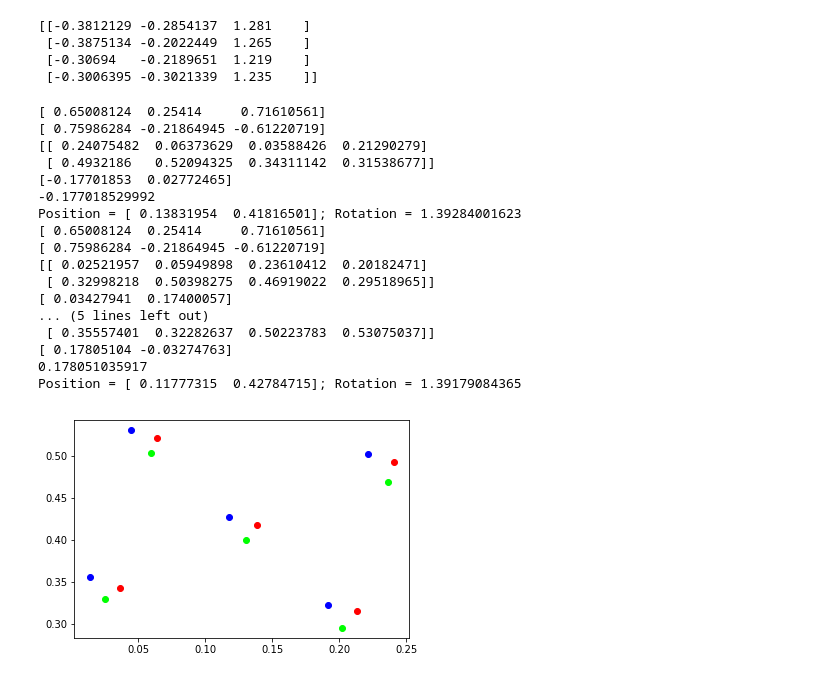
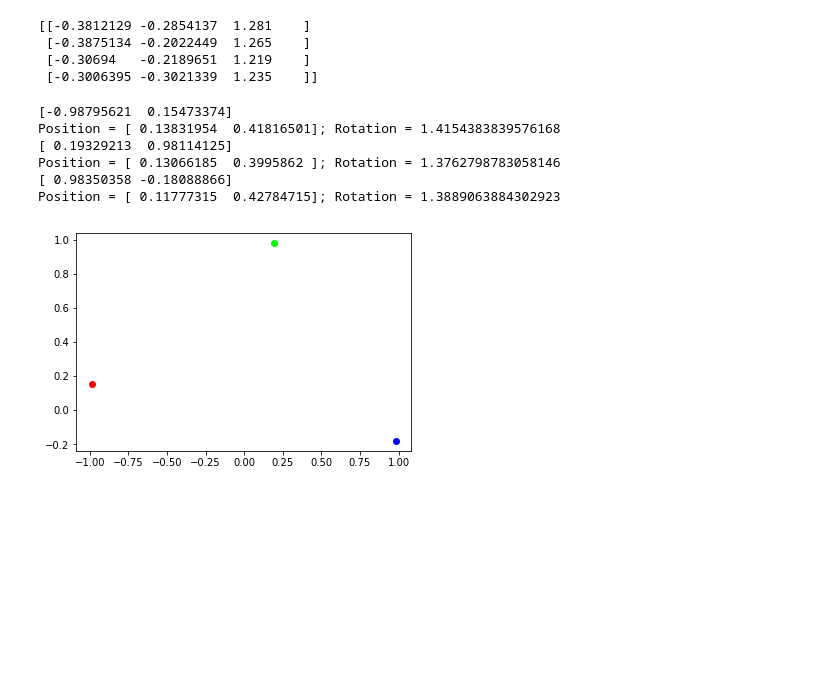
Before and after one commit to tuandnvn/learn-to-perform, a Jupyter notebook: notebooks/demo_projection.ipynb, the cells around one changed output. Saved outputs shown, nothing was run; the diff lists cells and outputs as text; code cells hidden in the pictures; blank space fills up the shorter version.

Commit message:
Fix rotation problem: All angle limited from 0 to pi/2

```diff
--- a/notebooks/demo_projection.ipynb
+++ b/notebooks/demo_projection.ipynb
@@ -738,61 +738,58 @@ def estimate_cube_2d ( rectangle_projected, first_point, second_point, block_siz
     # Normalize into (1,0,0)
     vector_ox = vector_ox / norm(vector_ox)
 
     vector_oy = np.cross(plane[:3], vector_ox)
 
-    print (vector_ox)
-    print (vector_oy)
-
     xs = [np.dot(p - first_point, vector_ox) for p in rectangle_projected]
     ys = [np.dot(p - first_point, vector_oy) for p in rectangle_projected]
 
     # (2x4)
     points = np.array([xs, ys])
     position = np.mean(points, axis = 1)
 
     # Show the projected points and the center
-    print (points)
-    print (points[:,1] - points[:,0])
-    plt.plot(xs + [position[0]],  ys + [position[1]], 'ro', color = colors[index])
+    # plt.plot(xs + [position[0]],  ys + [position[1]], 'ro', color = colors[index])
+
 
     # Rotation here just assume an angle < 90
-    print (np.dot(points[:,1] - points[:,0], np.array([1,0])))
-    rotation = np.arccos( np.abs((np.dot(points[:,1] - points[:,0], np.array([1,0])))))
+    side = points[:,1] - points[:,0]
+    side /= norm(side)
+    print (side)
+
+    plt.plot(side[0],  side[1], 'ro', color = colors[index])
+
+    dot = np.dot(side, [1,0])
+    det = np.linalg.det([[1,0], side])
+    rotation = math.atan2(det, dot)
+
+    if rotation > np.pi / 2:
+        rotation -= np.pi / 2
+    elif rotation < 0:
+        rotation += np.pi / 2
     scale = block_size
     print ('Position = ' + str(position) + '; Rotation = ' + str(rotation))
 
     # An estimation of Cube2D
-    bottom_side_markers = Cube2D(transform = Transform2D(position, rotation, scale))
+    cube2d = Cube2D(transform = Transform2D(position, rotation, scale))
 
-    return bottom_side_markers
+    return cube2d
 
 first_point = np.array([-0.7038906,-0.2368465,1.502])
 second_point = np.array([-0.2400044,-0.0554968,2.013])
 
 for shape in points:
     projected = project_markers( shape, table )
 
     estimate_cube_2d (projected, first_point, second_point)
     index += 1
 # %% [output]
-[ 0.65008124  0.25414     0.71610561]
-[ 0.75986284 -0.21864945 -0.61220719]
-[[ 0.24075482  0.06373629  0.03588426  0.21290279]
- [ 0.4932186   0.52094325  0.34311142  0.31538677]]
-[-0.17701853  0.02772465]
--0.177018529992
-Position = [ 0.13831954  0.41816501]; Rotation = 1.39284001623
-[ 0.65008124  0.25414     0.71610561]
-[ 0.75986284 -0.21864945 -0.61220719]
-[[ 0.02521957  0.05949898  0.23610412  0.20182471]
- [ 0.32998218  0.50398275  0.46919022  0.29518965]]
-[ 0.03427941  0.17400057]
-... (5 lines left out)
- [ 0.35557401  0.32282637  0.50223783  0.53075037]]
-[ 0.17805104 -0.03274763]
-0.178051035917
-Position = [ 0.11777315  0.42784715]; Rotation = 1.39179084365
+[-0.98795621  0.15473374]
+Position = [ 0.13831954  0.41816501]; Rotation = 1.4154383839576168
+[ 0.19329213  0.98114125]
+Position = [ 0.13066185  0.3995862 ]; Rotation = 1.3762798783058146
+[ 0.98350358 -0.18088866]
+Position = [ 0.11777315  0.42784715]; Rotation = 1.3889063884302923
-[figure, old version]
+[figure, new version]
 # %%
 table = np.array([[-0.5, -0.4 ,  0.7 ],
         [0.5, -0.4 ,  0.7     ],
```
Also changed, not shown: 2 other files.
